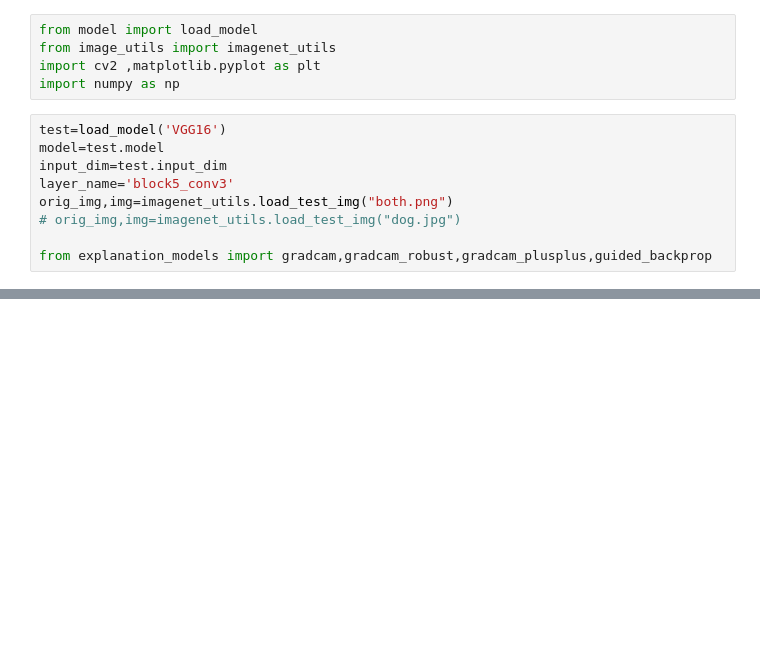
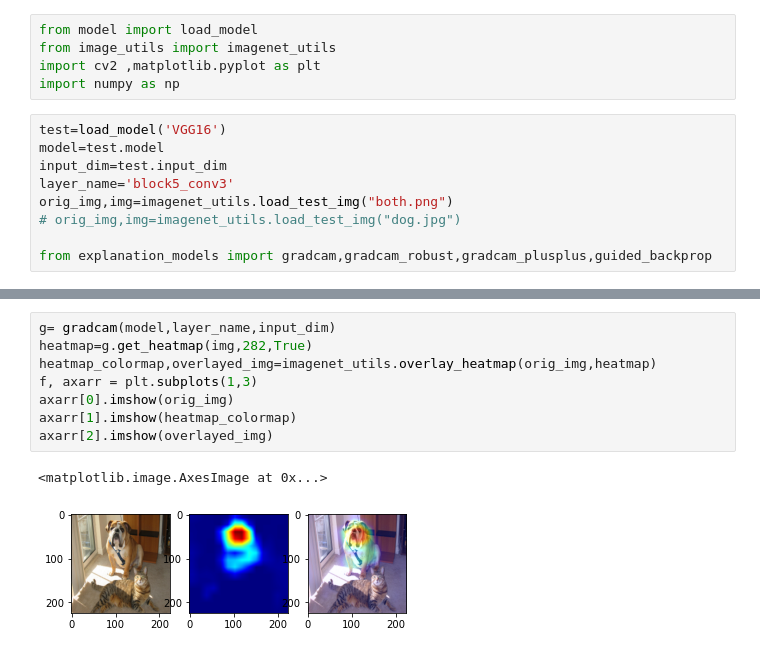
Before and after one commit to anirudhseth/Explanations-using-Grad-CAM, a Jupyter notebook: counterfactual_Explanations.ipynb, the cells around one changed output, grey strips where cells are left out. Drawn from its saved outputs; the diff is of its cells as text; blank space fills up the shorter version.

```diff
--- a/counterfactual_Explanations.ipynb
+++ b/counterfactual_Explanations.ipynb
@@ -25,0 +30,11 @@ axarr[2].imshow(overlayed_img)
+# %%
+g= gradcam(model,layer_name,input_dim)
+heatmap=g.get_heatmap(img,282,True)
+heatmap_colormap,overlayed_img=imagenet_utils.overlay_heatmap(orig_img,heatmap)
+f, axarr = plt.subplots(1,3)
+axarr[0].imshow(orig_img)
+axarr[1].imshow(heatmap_colormap)
+axarr[2].imshow(overlayed_img)
+# %% [output]
+<matplotlib.image.AxesImage at 0x...>
+[figure, added]
```
Also changed, not shown: parts of 2 cells of this notebook, 5 other files.
